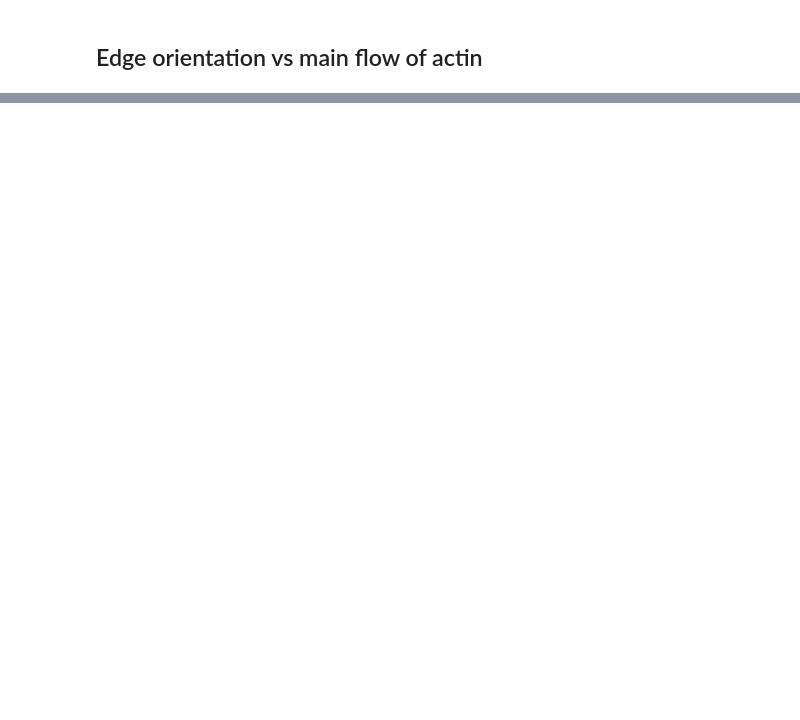
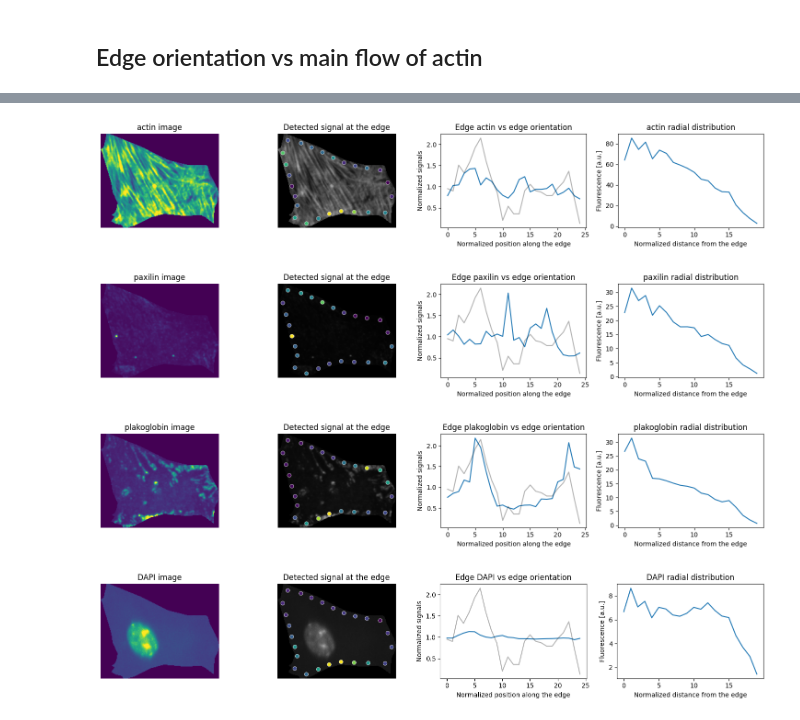
Before and after one commit to sahana9774/2022_Sahana, a Jupyter notebook: code/221130_visualize_cell.ipynb, the cells around one changed output, grey strips where cells are left out. Cells and saved outputs as stored; diff of their text form; code cells hidden in the pictures; blank space fills up the shorter version.

```diff
--- a/code/221130_visualize_cell.ipynb
+++ b/code/221130_visualize_cell.ipynb
@@ -250,0 +343,41 @@ plt.show()
+# %%
+for s,s_name in zip(range(4),['actin','paxilin','plakoglobin','DAPI']):
+
+    im = cell.intensity_image[:,:,s]
+    points_df = pd.DataFrame(cell.outside_ring_regions,columns=['x','y','set'])
+    points_centroid = pd.DataFrame(points_df.groupby('set').mean())
+    points_centroid['signal'] = cell[f'signal_edge_{str(s).zfill(2)}']
+
+    cmap = cm.get_cmap('viridis', len(set(points_array[:,2])))
+
+    fig,axes = plt.subplots(1,4,figsize=(15,3))
+
+    axes[0].imshow(im,cmap=cm.viridis,vmax=np.max(im)*0.7)
+    axes[0].set_title(f'{s_name} image')
+
+    axes[1].imshow(im,cmap=cm.gray,vmax=np.max(im)*1.5)
+    sns.scatterplot(data=points_centroid,x='y',y='x',hue='signal',palette='viridis',ax=axes[1],legend=False)
+    axes[1].set_title('Detected signal at the edge')
+
+    axes[2].plot(points_centroid['signal']/np.mean(points_centroid['signal']))
+    axes[2].plot(edge_vs_actin_array/np.mean(edge_vs_actin_array),alpha=0.3,color='black')
+    axes[2].set_title(f'Edge {s_name} vs edge orientation')
+    axes[2].set_xlabel('Normalized position along the edge')
+    axes[2].set_ylabel('Normalized signals')
+
+    axes[3].plot(cell[f'signal_radial_{str(s).zfill(2)}'])
+    axes[3].set_title(f'{s_name} radial distribution')
+    axes[3].set_xlabel('Normalized distance from the edge')
+    axes[3].set_ylabel('Fluorescence [a.u.]')
+
+    ############################################################################################
+    for a in axes[:2]:
+        a.set_axis_off()
+
+    plt.tight_layout()
+    plt.show()
+# %% [output]
+[figure, added]
+[figure, added]
+[figure, added]
+[figure, added]
```
Also changed, not shown: parts of 13 cells of this notebook, 10 other files.
